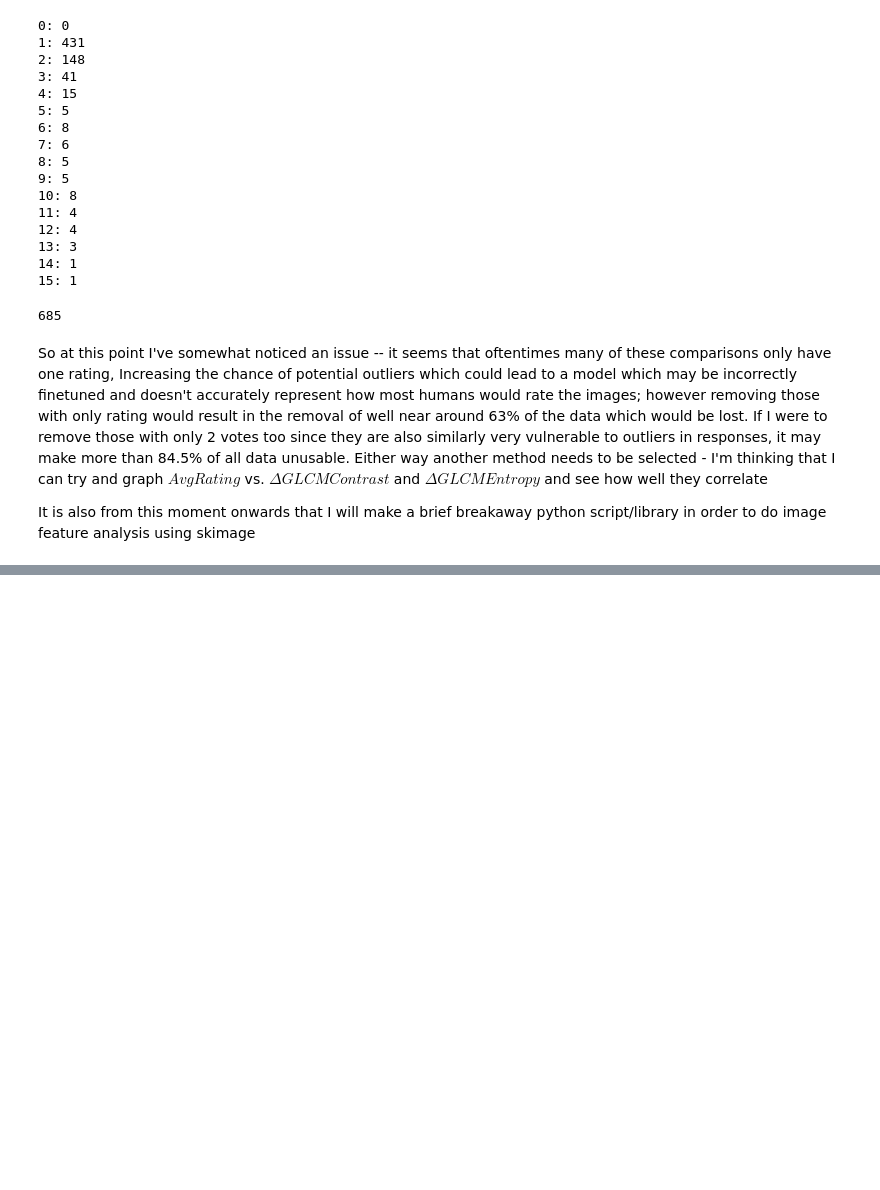
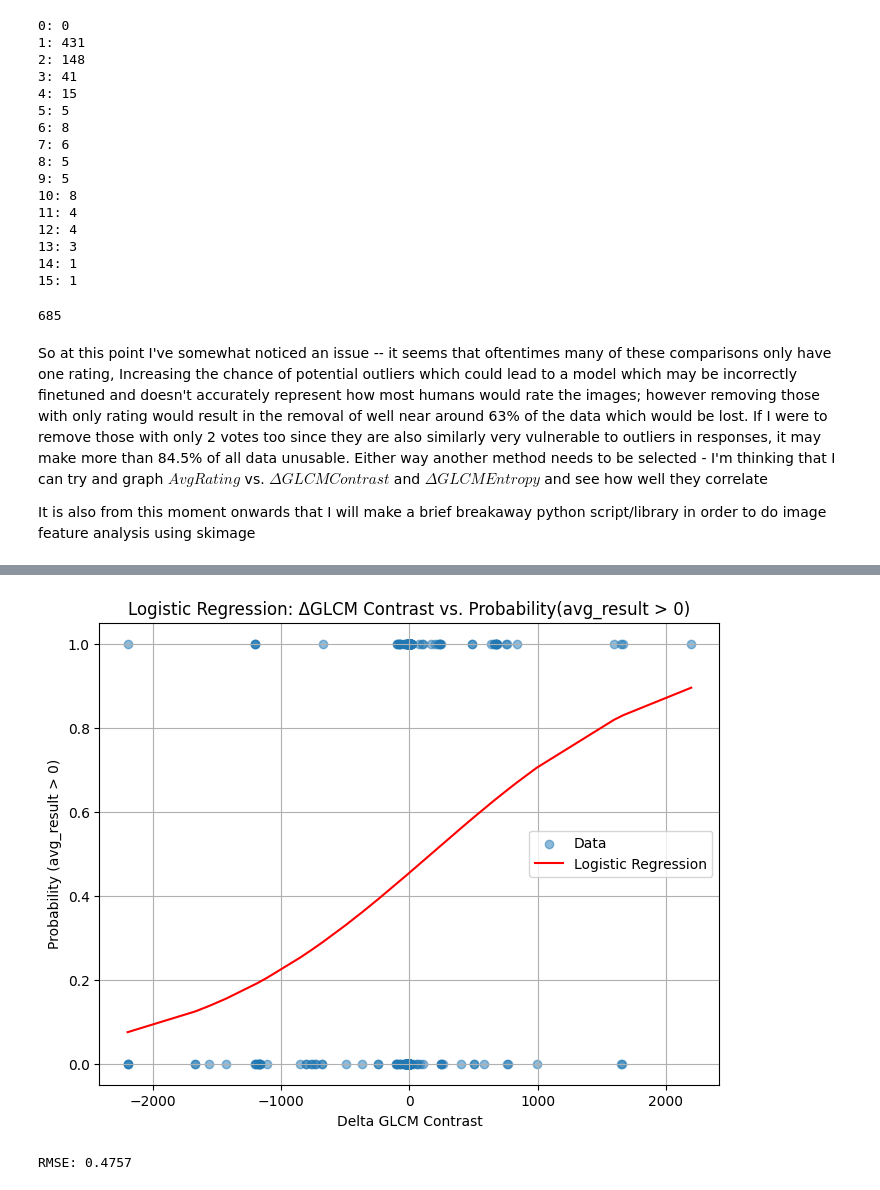
Before and after one commit to oofidc/UIC-BioDesign-25-Code, a Jupyter notebook: notebooks/synthetic_roughness_data.ipynb, the cells around one changed output, grey strips where cells are left out. Saved outputs shown, nothing was run; the diff lists cells and outputs as text; code cells hidden in the pictures; blank space fills up the shorter version.

```diff
--- a/notebooks/synthetic_roughness_data.ipynb
+++ b/notebooks/synthetic_roughness_data.ipynb
@@ -210,0 +274,37 @@ It is also from this moment onwards that I will make a brief breakaway python sc
+# %%
+from sklearn.linear_model import LogisticRegression
+from sklearn.metrics import mean_squared_error
+import numpy as np
+
+# Prepare data for logistic regression
+X = np.array(y).reshape(-1, 1)  # delta_contrast as feature
+y_true = np.array(x)            # avg_result as target
+
+# Since avg_result is continuous, let's binarize it for logistic regression
+# We'll use 1 if avg_result > 0, else 0
+y_bin = (y_true > 0).astype(int)
+
+# Fit logistic regression
+logreg = LogisticRegression()
+logreg.fit(X, y_bin)
+
+# Predict probabilities
+y_pred_prob = logreg.predict_proba(X)[:, 1]
+
+# Plot logistic regression curve
+plt.figure(figsize=(8, 6))
+plt.scatter(X, y_bin, label='Data', alpha=0.5)
+plt.plot(np.sort(X[:, 0]), logreg.predict_proba(np.sort(X, axis=0))[:, 1], color='red', label='Logistic Regression')
+plt.xlabel('Delta GLCM Contrast')
+plt.ylabel('Probability (avg_result > 0)')
+plt.title('Logistic Regression: ΔGLCM Contrast vs. Probability(avg_result > 0)')
+plt.legend()
+plt.grid(True)
+plt.show()
+
+# Calculate RMSE
+rmse = np.sqrt(mean_squared_error(y_bin, y_pred_prob))
+print(f"RMSE: {rmse:.4f}")
+# %% [output]
+[figure, added]
+RMSE: 0.4757
```
Also changed, not shown: parts of 20 cells of this notebook.
